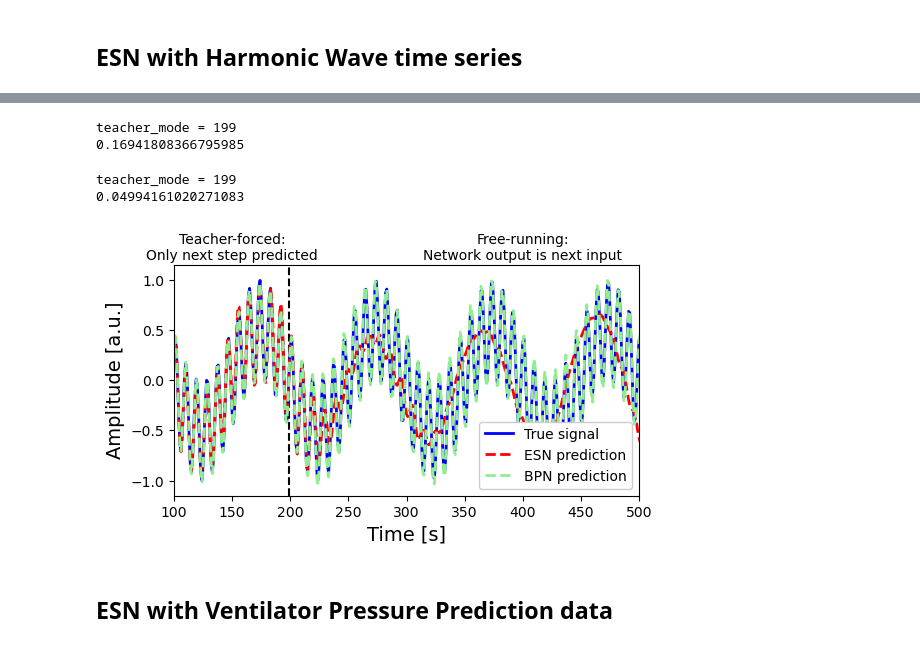
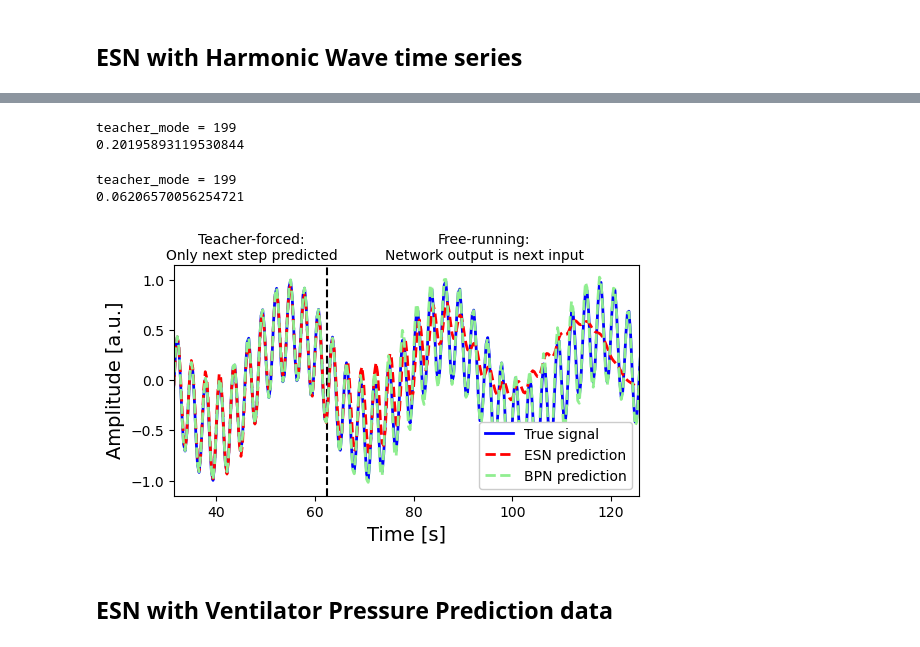
Before and after one commit to TMKamsma/Pyontronics, a Jupyter notebook: demo.ipynb, the cells around one changed output, grey strips where cells are left out. Saved outputs shown, nothing was run; the diff lists cells and outputs as text; code cells hidden in the pictures.

Commit message:
fix the harmonic timeseries plots

```diff
--- a/demo.ipynb
+++ b/demo.ipynb
@@ -110,11 +110,11 @@ teacher_mode = 800
 # %%
 bpn = BandPassNetwork(
     input_dim=1,
-    reservoir_size=100,
+    reservoir_size=400,
     output_dim=1,
     leaking_rate=0.9,
     step_size=dt_mg,
-    time_scale_avg=1/0.45,
+    time_scale_avg=1/0.44,
     time_scale_std=0.4,
     spectral_radius=0.9,
     sparsity=0.85,
@@ -196,7 +196,7 @@ plt.savefig("output/mg_phase_space_plot.png")
 # Generate synthetic data (simple sine wave prediction)
 t = np.linspace(0, 80 * np.pi, 800)
 dt_harmonic = 80 * np.pi/800
-data = np.sin(t) * np.cos(1.2*t)
+data = np.sin(t) * np.cos(1.4*t)
 
 # Create input/output pairs for time series prediction
 inputs = data[:-1].reshape(-1, 1)
@@ -217,18 +290,18 @@ plt.ylim(-1.15, 1.15)
 # %%
 # Initialize and train ESN
 mse_mean = 0
-test_num = 20
+test_num = 50
 for i in range(test_num):
     esn = EchoStateNetwork(
         input_dim=1,
-        reservoir_size=15,
+        reservoir_size=12,
         output_dim=1,
         leaking_rate=0.9,
         step_size=dt_harmonic,
-        time_scale=2,
+        time_scale=1,
         spectral_radius=0.8,
         sparsity=0.75,
-        input_scaling=0.5,
+        input_scaling=0.1,
         regularization=1e-6,
         washout=0,
         activation=ginf_activator.activate,
@@ -236,38 +309,38 @@ for i in range(test_num):
     )
 
     # Train on synthetic data
-    esn.fit(inputs, targets)
+    esn.fit(inputs_bpntest, targets_bpntest)
 
     # Generate predictions
     teacher_ratio=0.25
-    predictions = esn.predict(inputs, teacher_ratio=teacher_ratio)
-    if mse(targets, predictions)<1:
-        mse_mean += mse(targets, predictions)/test_num
+    predictions = esn.predict(inputs_bpntest, teacher_ratio=teacher_ratio)
+    if mse(targets_bpntest, predictions)<4:
+        mse_mean += mse(targets_bpntest, predictions)/test_num
     # Calculate prediction error after network settled from np.zeroes initialization
     #print(f"{mse(targets, predictions) = }")
 
-teacher_mode = int(len(targets)*teacher_ratio)
+teacher_mode = int(len(targets_bpntest)*teacher_ratio)
 print(f"{teacher_mode = }")
 print(mse_mean)
 # %% [output]
 teacher_mode = 199
-0.16941808366795985
+0.20195893119530844
 # %%
 # Initialize and train BPN
 mse_mean = 0
-test_num = 20
+test_num = 50
 for i in range(test_num):
     bpn = BandPassNetwork(
         input_dim=1,
-        reservoir_size=15,
+        reservoir_size=12,
         output_dim=1,
         leaking_rate=0.9,
         step_size=dt_harmonic,
-        time_scale_avg=3,
+        time_scale_avg=2,
         time_scale_std=5,
         spectral_radius=0.8,
         sparsity=0.75,
-        input_scaling=0.5,
+        input_scaling=0.1,
         regularization=1e-6,
         washout=0,
         activation=ginf_activator.activate,
@@ -275,42 +348,42 @@ for i in range(test_num):
         progress_bar=False,
     )
     # Train on synthetic data
-    bpn.fit(inputs, targets)
+    bpn.fit(inputs_bpntest, targets_bpntest)
 
     # Generate predictions
     teacher_ratio=0.25
-    bpn_predictions = bpn.predict(inputs, teacher_ratio=teacher_ratio)
-    if mse(targets, bpn_predictions)<1:
-        mse_mean += mse(targets, bpn_predictions)/test_num
+    bpn_predictions = bpn.predict(inputs_bpntest, teacher_ratio=teacher_ratio)
+    if mse(targets, bpn_predictions)<4:
+        mse_mean += mse(targets_bpntest, bpn_predictions)/test_num
     # Calculate prediction error after network settled from np.zeroes initialization
     #print(f"{mse(targets, bpn_predictions) = }")
 
-teacher_mode = int(len(targets)*teacher_ratio)
+teacher_mode = int(len(targets_bpntest)*teacher_ratio)
 print(f"{teacher_mode = }")
 print(mse_mean)
 # %% [output]
 teacher_mode = 199
-0.04994161020271083
+0.06206570056254721
 # %%
-cutoff_min = 100
-cutoff_max = 500
+cutoff_min = 100*dt_harmonic
+cutoff_max = 400*dt_harmonic
 
 plt.figure(figsize=(6, 3))
-plt.axvline(x=teacher_mode, linestyle="--", color='black')
-plt.text(cutoff_min+50, 1.2, 'Teacher-forced:\nOnly next step predicted', dict(size=10), horizontalalignment='center')
-plt.text(cutoff_max-100, 1.2, 'Free-running:\nNetwork output is next input', dict(size=10), horizontalalignment='center')
-plt.plot(targets, label="True signal",color='blue',linewidth=2)
-plt.plot(predictions, label="ESN prediction", linestyle="--",color='red',linewidth=2)
-plt.plot(bpn_predictions, label="BPN prediction", linestyle="--",color='lightgreen',linewidth=2)
+plt.axvline(x=teacher_mode*dt_harmonic, linestyle="--", color='black')
+plt.text(cutoff_min+50*dt_harmonic, 1.2, 'Teacher-forced:\nOnly next step predicted', dict(size=10), horizontalalignment='center')
+plt.text(cutoff_max-100*dt_harmonic, 1.2, 'Free-running:\nNetwork output is next input', dict(size=10), horizontalalignment='center')
+plt.plot(t,data_bpntest, label="True signal",color='blue',linewidth=2)
+plt.plot(t[1:],predictions.T[0], label="ESN prediction", linestyle="--",color='red',linewidth=2)
+plt.plot(t[1:],bpn_predictions.T[0], label="BPN prediction", linestyle="--",color='lightgreen',linewidth=2)
 plt.xlabel("Time [s]", fontsize=14)
 plt.ylabel("Amplitude [a.u.]", fontsize=14)
 plt.xlim(cutoff_min, cutoff_max)
 plt.ylim(-1.15, 1.15)
 plt.legend(loc='lower right',framealpha=1)
-plt.savefig("output/sine_prediction_plot.pdf",bbox_inches='tight')
-plt.savefig("output/sine_prediction_plot.png",bbox_inches='tight')
+plt.savefig("output/harmonic2_prediction_plot.pdf",bbox_inches='tight')
+plt.savefig("output/harmonic2_prediction_plot.png",bbox_inches='tight')
 # %% [output]
-[figure, old version]
+[figure, new version]
 # %%
 visualize_reservoir(esn)
 # %% [markdown]
```
Also changed, not shown: parts of 9 cells of this notebook, 12 other files.
